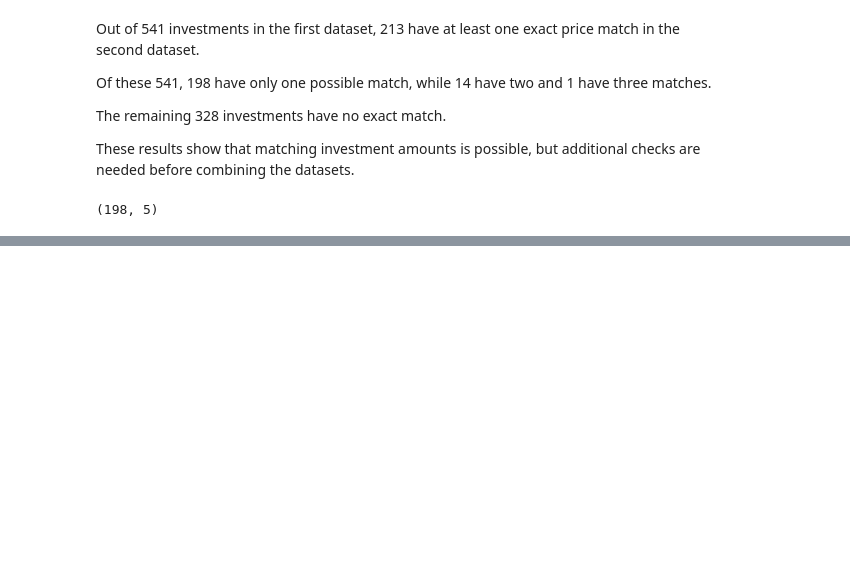
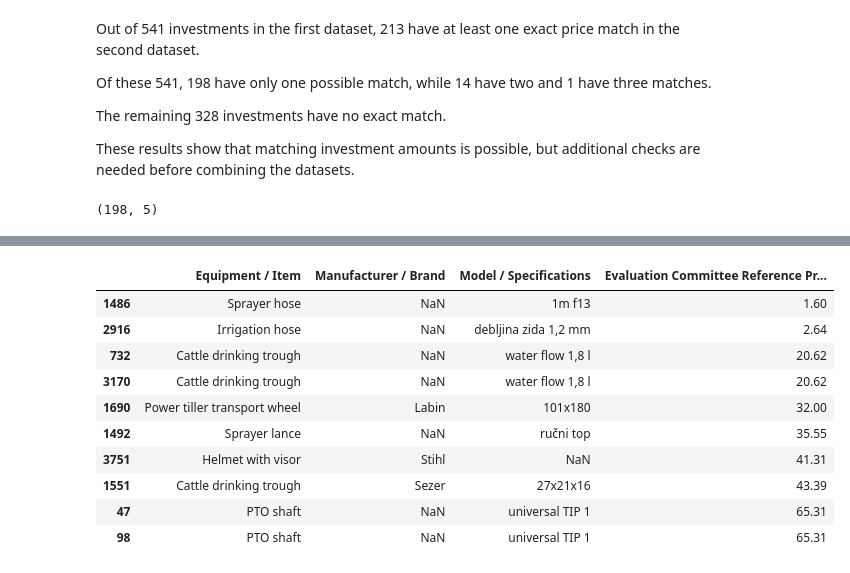
Before and after one commit to milatovicdanka90-maker/dsb_capstone, a Jupyter notebook: 01_EDA.ipynb, the cells around one changed output, grey strips where cells are left out. Cells and saved outputs as stored; diff of their text form; code cells hidden in the pictures; blank space fills up the shorter version.

```diff
--- a/01_EDA.ipynb
+++ b/01_EDA.ipynb
@@ -592,0 +734,25 @@ unique_matches["Record No."].duplicated().sum()
+# %%
+# Check machinery items with the lowest reference prices
+
+# Show the 10 lowest reference prices
+
+prices_clean.nsmallest(
+    10, "Evaluation Committee Reference Price (EUR)"
+)[
+    ["Equipment / Item",
+     "Manufacturer / Brand",
+     "Model / Specifications",
+     "Evaluation Committee Reference Price (EUR)"]
+]
+# %% [output]
+|  | Equipment / Item | Manufacturer / Brand | Model / Specifications | Evaluation Committee Reference Pr... |
+| 1486 | Sprayer hose | NaN | 1m f13 | 1.60 |
+| 2916 | Irrigation hose | NaN | debljina zida 1,2 mm | 2.64 |
+| 732 | Cattle drinking trough | NaN | water flow 1,8 l | 20.62 |
+| 3170 | Cattle drinking trough | NaN | water flow 1,8 l | 20.62 |
+| 1690 | Power tiller transport wheel | Labin | 101x180 | 32.00 |
+| 1492 | Sprayer lance | NaN | ručni top | 35.55 |
+| 3751 | Helmet with visor | Stihl | NaN | 41.31 |
+| 1551 | Cattle drinking trough | Sezer | 27x21x16 | 43.39 |
+| 47 | PTO shaft | NaN | universal TIP 1 | 65.31 |
+| 98 | PTO shaft | NaN | universal TIP 1 | 65.31 |
```
Also changed, not shown: parts of 17 cells of this notebook.
